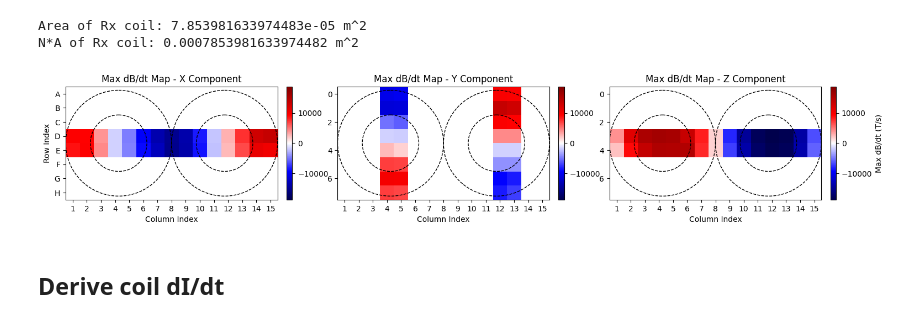
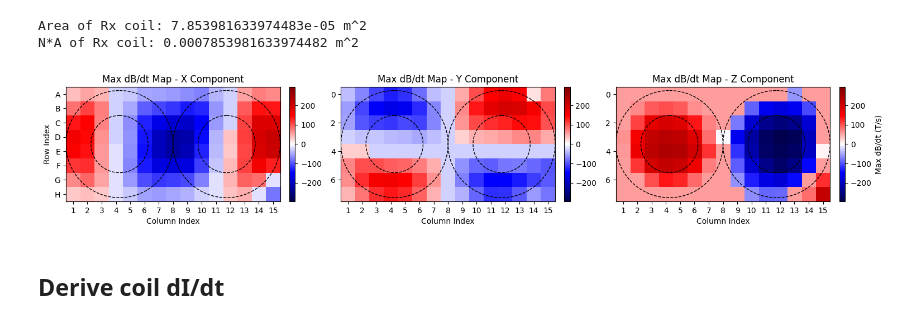
Before and after one commit to mLapatrie/TMS, a Jupyter notebook: data_processing/derive_didt.ipynb, the cells around one changed output. Drawn from its saved outputs; the diff is of its cells as text; code cells hidden in the pictures.

```diff
--- a/data_processing/derive_didt.ipynb
+++ b/data_processing/derive_didt.ipynb
@@ -97,13 +97,13 @@ rows = ["A", "B", "C", "D", "E", "F", "G", "H"]
 data_folder_dir = os.path.join(user_local_dir, f"waveforms/")
 
 homemade_coil = True
-low_voltage = False
+low_voltage = True
 
 components = ["x", "y", "z"]
 trial_per_component = 3
 capacitor_voltage = "24"
 component_flips = [-1, -1, 1]
-noise_threshold = 0.0
+noise_threshold = -np.inf
 data_file_paths = [os.path.join(data_folder_dir, f"{component}_component_kapton_{capacitor_voltage}V/waveform_{r}{c}_{i}.csv") for component in components for r in rows for c in range(1, 16) for i in range(1, trial_per_component + 1)]
 
 if not low_voltage:
@@ -181,9 +210,7 @@ for i in range(len(data_csv)):
 
 
 max_voltages = np.array(max_voltages).reshape(3, 8, 15, trial_per_component)
-print(max_voltages[0, 0, 13])
 max_voltages_mean = max_voltages.mean(axis=3)
-print(max_voltages_mean[0, 0, 13])
 
 # Flip the voltages to compensate for coil orientation
 max_voltages_mean[0] = component_flips[0] * max_voltages_mean[0]
@@ -191,15 +218,10 @@ max_voltages_mean[1] = component_flips[1] * max_voltages_mean[1]
 max_voltages_mean[2] = component_flips[2] * max_voltages_mean[2]
 
 absolute_max = np.nanmax(np.abs(max_voltages_mean))
-print(absolute_max)
+
+draw_outline = draw_homemade_outline if homemade_coil else draw_b91_outline
 
 fig, axes = plt.subplots(1, 3, figsize=(18, 6))
-
-y_center = 3.5
-x_left = 3.25
-x_right = 10.75
-r_out = 3.75
-r_in = 2.0
 
 for i, component in enumerate(components):
     axes[i].imshow(max_voltages_mean[i], cmap='seismic', vmin=-absolute_max, vmax=absolute_max)
@@ -209,12 +231,7 @@ for i, component in enumerate(components):
     # add colorbar
     cbar = plt.colorbar(axes[i].imshow(max_voltages_mean[i], cmap='seismic', vmin=-absolute_max, vmax=absolute_max), ax=axes[i], fraction=0.025, pad=0.04)
 
-    axes[i].add_patch(Circle((x_left, y_center), r_out, fill=False, color='black', linewidth=1, linestyle='--'))
-    axes[i].add_patch(Circle((x_left, y_center), r_in, fill=False, color='black', linewidth=1, linestyle='--'))
-
-    axes[i].add_patch(Circle((x_right, y_center), r_out, fill=False, color='black', linewidth=1, linestyle='--'))
-    axes[i].add_patch(Circle((x_right, y_center), r_in, fill=False, color='black', linewidth=1, linestyle='--'))
-
+    draw_outline(axes[i])
 
 cbar.set_label('Max Voltage (V)')
 
@@ -247,37 +261,30 @@ dB_dt_emperical = max_b_field # save for later use in dI/dt estimation
 # %%
 
 absolute_max_emp = np.nanmax(np.abs(max_b_field))
 
+draw_outline = draw_homemade_outline if homemade_coil else draw_b91_outline
+
+
 fig, axes = plt.subplots(1, 3, figsize=(18, 6))
-
-y_center = 3.5
-x_left = 3.25
-x_right = 10.75
-r_out = 3.75
-r_in = 2.0
 
 for i, component in enumerate(components):
     axes[i].imshow(max_b_field[i], cmap='seismic', vmin=-absolute_max_emp, vmax=absolute_max_emp)
     axes[i].set_title(f'Max dB/dt Map - {component.capitalize()} Component')
     axes[i].set_xlabel('Column Index')
     axes[i].set_xticks(ticks=np.arange(15), labels=np.arange(1, 16))
     # add colorbar
     cbar = plt.colorbar(axes[i].imshow(max_b_field[i], cmap='seismic', vmin=-absolute_max_emp, vmax=absolute_max_emp), ax=axes[i], fraction=0.025, pad=0.04)
 
-    axes[i].add_patch(Circle((x_left, y_center), r_out, fill=False, color='black', linewidth=1, linestyle='--'))
-    axes[i].add_patch(Circle((x_left, y_center), r_in, fill=False, color='black', linewidth=1, linestyle='--'))
-
-    axes[i].add_patch(Circle((x_right, y_center), r_out, fill=False, color='black', linewidth=1, linestyle='--'))
-    axes[i].add_patch(Circle((x_right, y_center), r_in, fill=False, color='black', linewidth=1, linestyle='--'))
+    draw_outline(axes[i])
 
 cbar.set_label('Max dB/dt (T/s)')
 
 axes[0].set_yticks(ticks=np.arange(len(rows)), labels=rows)
 axes[0].set_ylabel('Row Index')
 
 plt.show()
 # %% [output]
-[figure, old version]
+[figure, new version]
 # %% [markdown]
 ## Derive coil dI/dt
 # %% [markdown]
```
Also changed, not shown: parts of 10 cells of this notebook.
